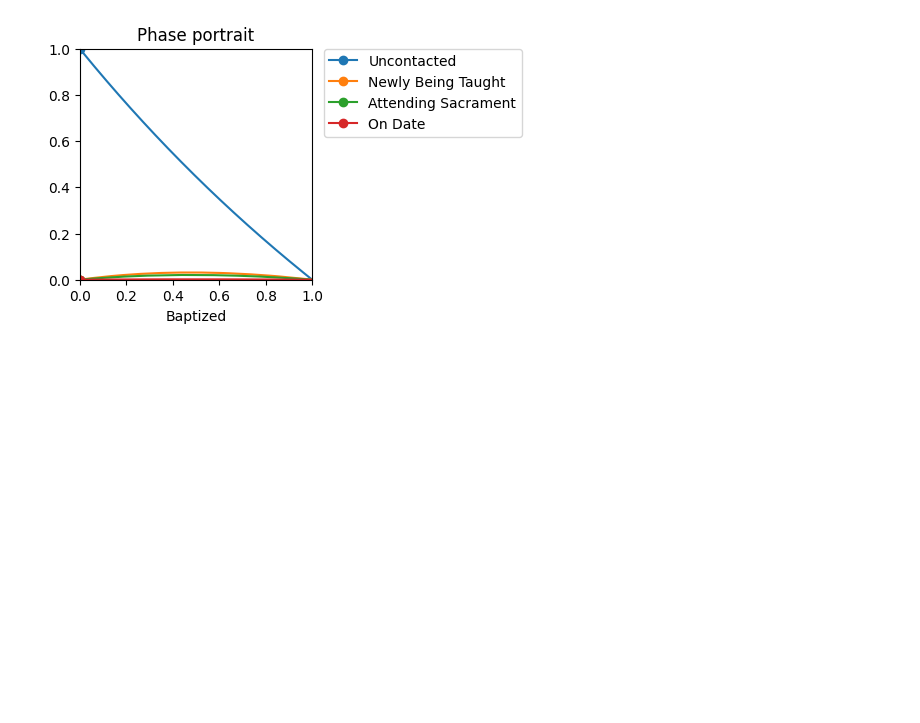
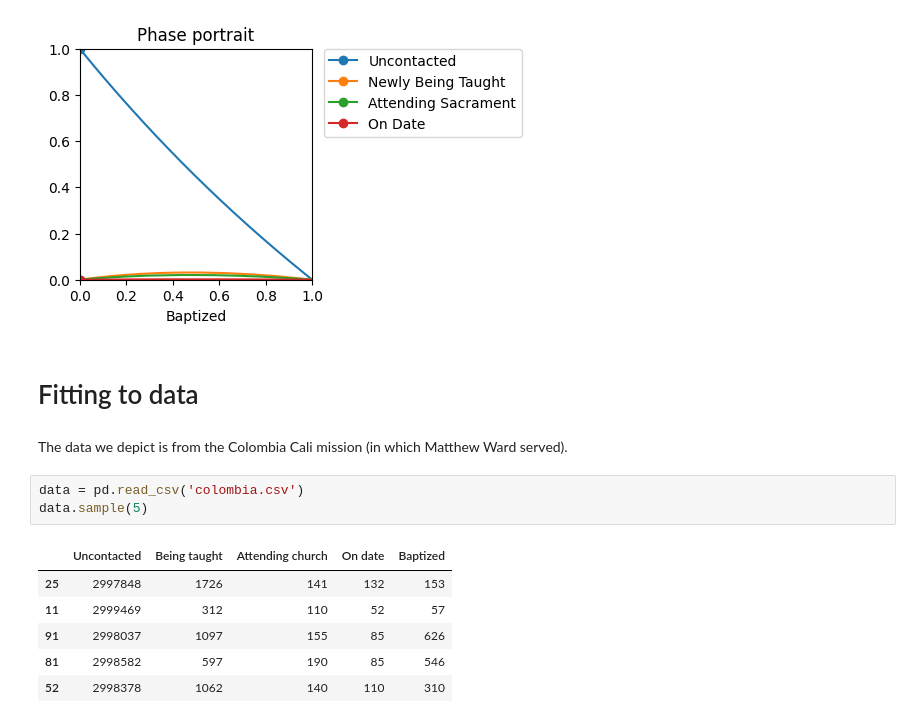
Before and after one commit to mward19/key-indicators-model, a Jupyter notebook: model.ipynb, the cells around one changed output. Cells and saved outputs as stored; diff of their text form; blank space fills up the shorter version.

```diff
--- a/model.ipynb
+++ b/model.ipynb
@@ -189,3 +232,17 @@ plt.legend(loc='upper left', bbox_to_anchor=(1.05, 1), borderaxespad=0.)
 plt.show()
 # %% [output]
 [figure]
+# %% [markdown]
+# Fitting to data
+# %% [markdown]
+The data we depict is from the Colombia Cali mission (in which Matthew Ward served).
+# %%
+data = pd.read_csv('colombia.csv')
+data.sample(5)
+# %% [output]
+|  | Uncontacted | Being taught | Attending church | On date | Baptized |
+| 25 | 2997848 | 1726 | 141 | 132 | 153 |
+| 11 | 2999469 | 312 | 110 | 52 | 57 |
+| 91 | 2998037 | 1097 | 155 | 85 | 626 |
+| 81 | 2998582 | 597 | 190 | 85 | 546 |
+| 52 | 2998378 | 1062 | 140 | 110 | 310 |
```
Also changed, not shown: parts of 19 cells of this notebook, 3 other files.
